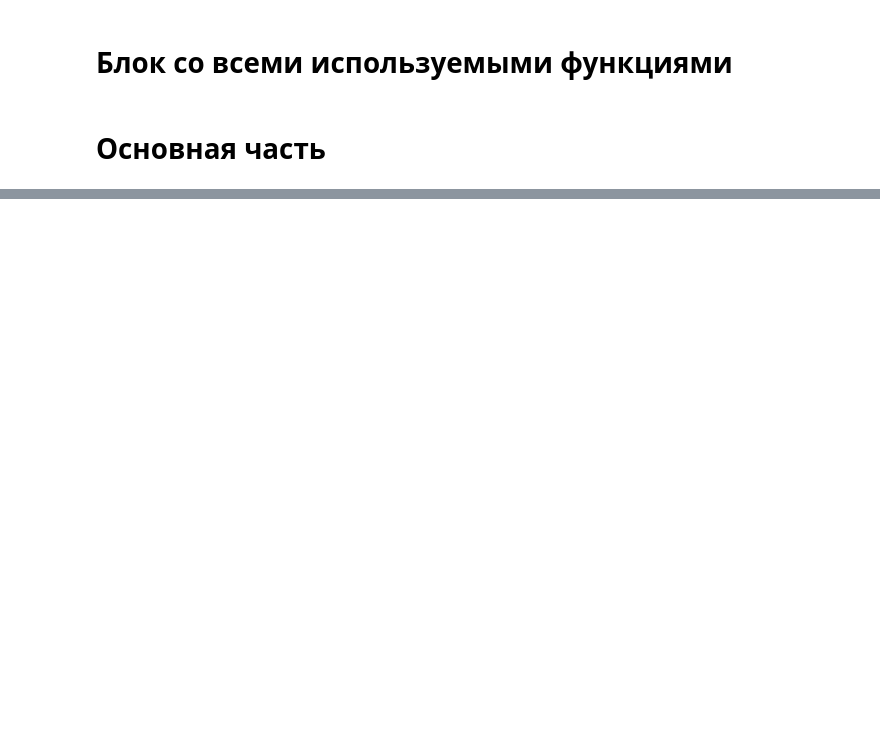
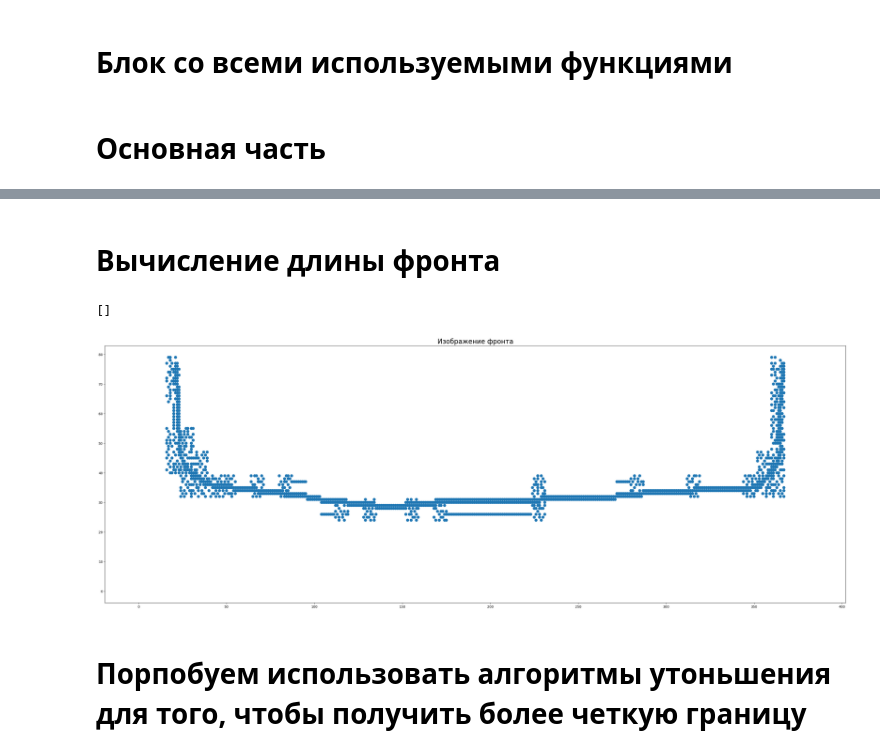
Before and after one commit to UEM000/Front-detection, a Jupyter notebook: Movie_to_picture_final.ipynb, the cells around one changed output, grey strips where cells are left out. Drawn from its saved outputs; the diff is of its cells as text; code cells hidden in the pictures; blank space fills up the shorter version.

```diff
--- a/Movie_to_picture_final.ipynb
+++ b/Movie_to_picture_final.ipynb
@@ -313,0 +336,21 @@ create_video_from_images(images_dir='front_filtered_bilateral_3linear_median', f
+# %% [markdown]
+# Вычисление длины фронта
+# %%
+source_directory = 'front_filtered_bilateral_3linear_median'
+source_path = source_directory + '/' + f'image_{123}.jpg'
+current_image = cv2.imread(source_path, cv2.IMREAD_GRAYSCALE)
+# %%
+visualization_data = [[0 if j == 255 else 255 for j in i]for i in current_image]
+y_range, x_range = current_image.shape
+y_coords = np.arange(y_range)
+x_coords = np.arange(x_range)
+x_data, y_data = np.meshgrid(x_coords, y_coords)
+figure, axis = plt.subplots(1, 1, figsize=(40, 14))
+axis.scatter(x=x_data, y=y_data, s=visualization_data[len(visualization_data) - 1::-1], marker ='.')
+axis.set_title('Изображение фронта', fontdict={'fontsize':20})
+plt.plot()
+# %% [output]
+[]
+[figure, added]
+# %% [markdown]
+# Порпобуем использовать алгоритмы утоньшения для того, чтобы получить более четкую границу
```
Also changed, not shown: parts of 28 cells of this notebook.
